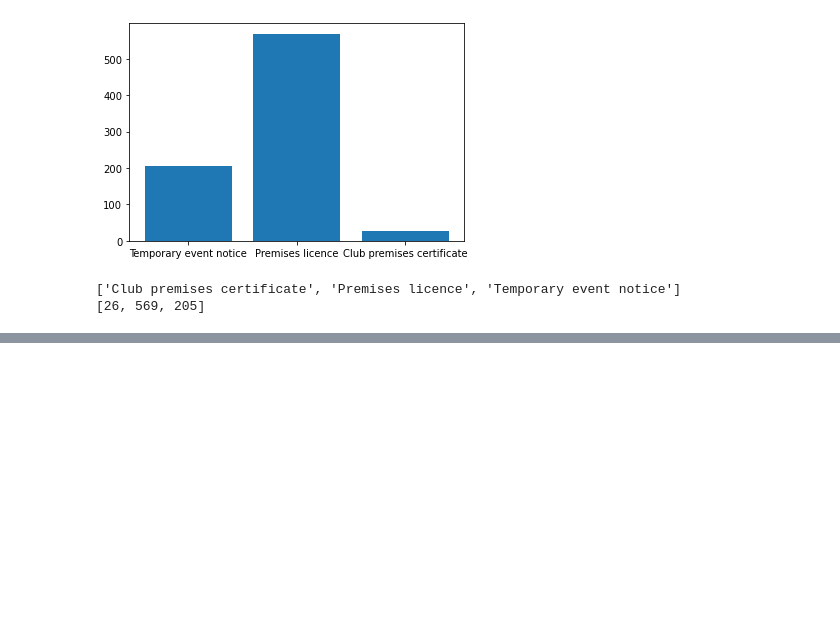
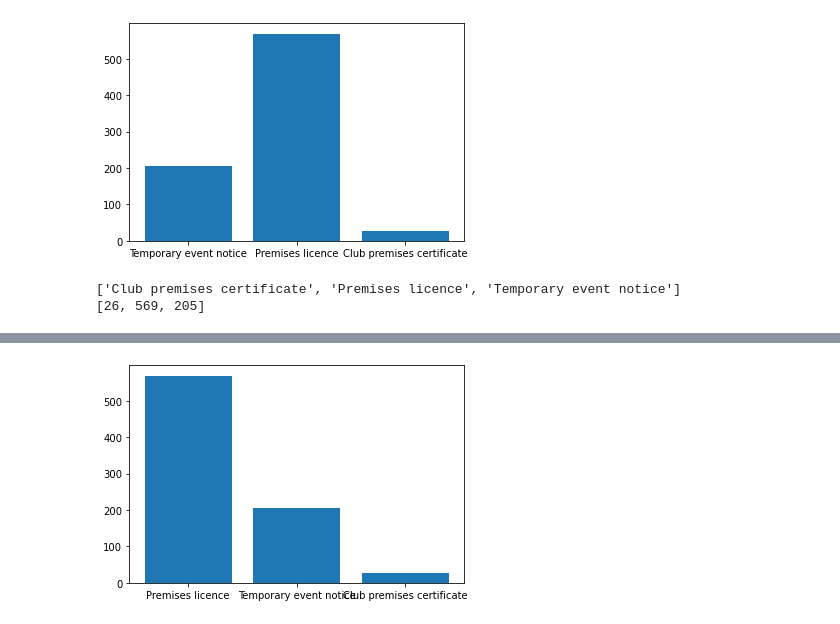
Before and after one commit to sharanyhakarthikeyan/vscode_python_practice, a Jupyter notebook: analysis.ipynb, the cells around one changed output, grey strips where cells are left out. Drawn from its saved outputs; the diff is of its cells as text; code cells hidden in the pictures; blank space fills up the shorter version.

```diff
--- a/analysis.ipynb
+++ b/analysis.ipynb
@@ -99,0 +125,7 @@ print(num)
+# %%
+#sort by count
+#descending order chart check with cell import operator
+plt.bar([licence[0] for licence in sorted_by_value],[licence[1] for licence in sorted_by_value])
+plt.show()
+# %% [output]
+[figure, added]
```
Also changed, not shown: parts of 3 cells of this notebook, 2 other files.
